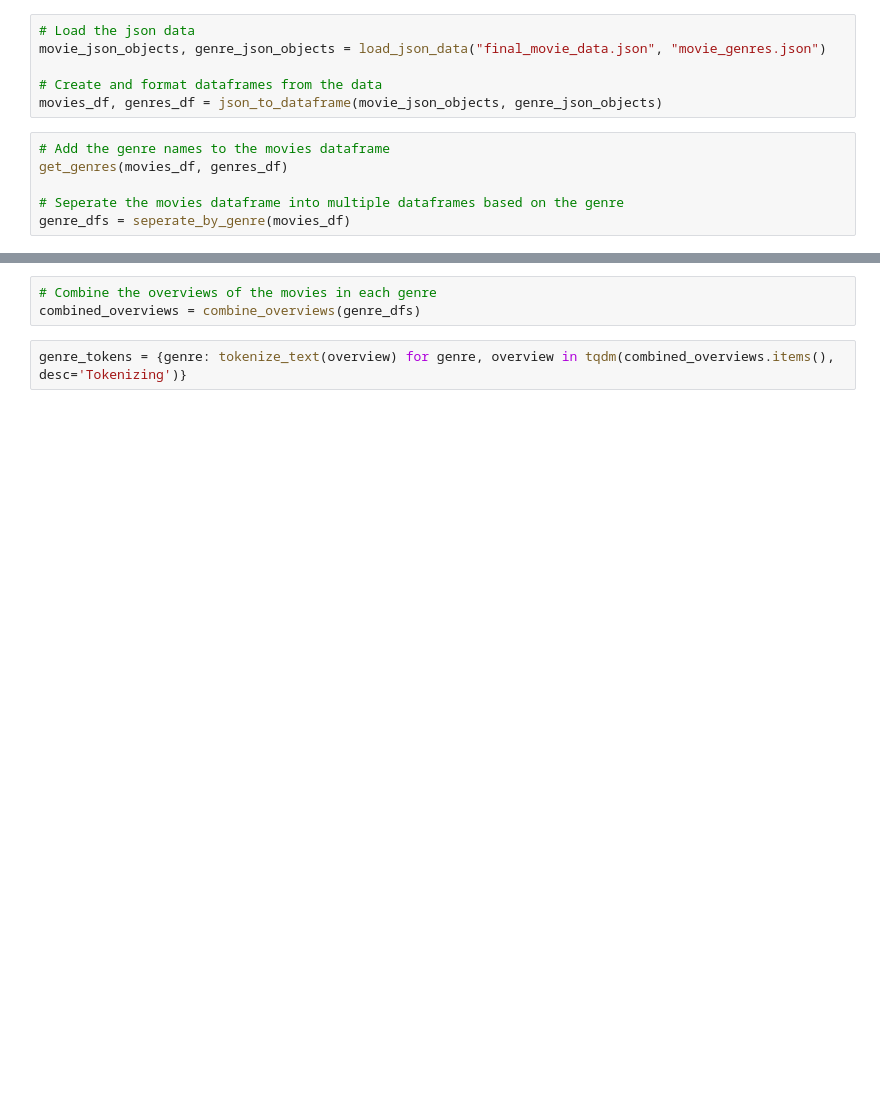
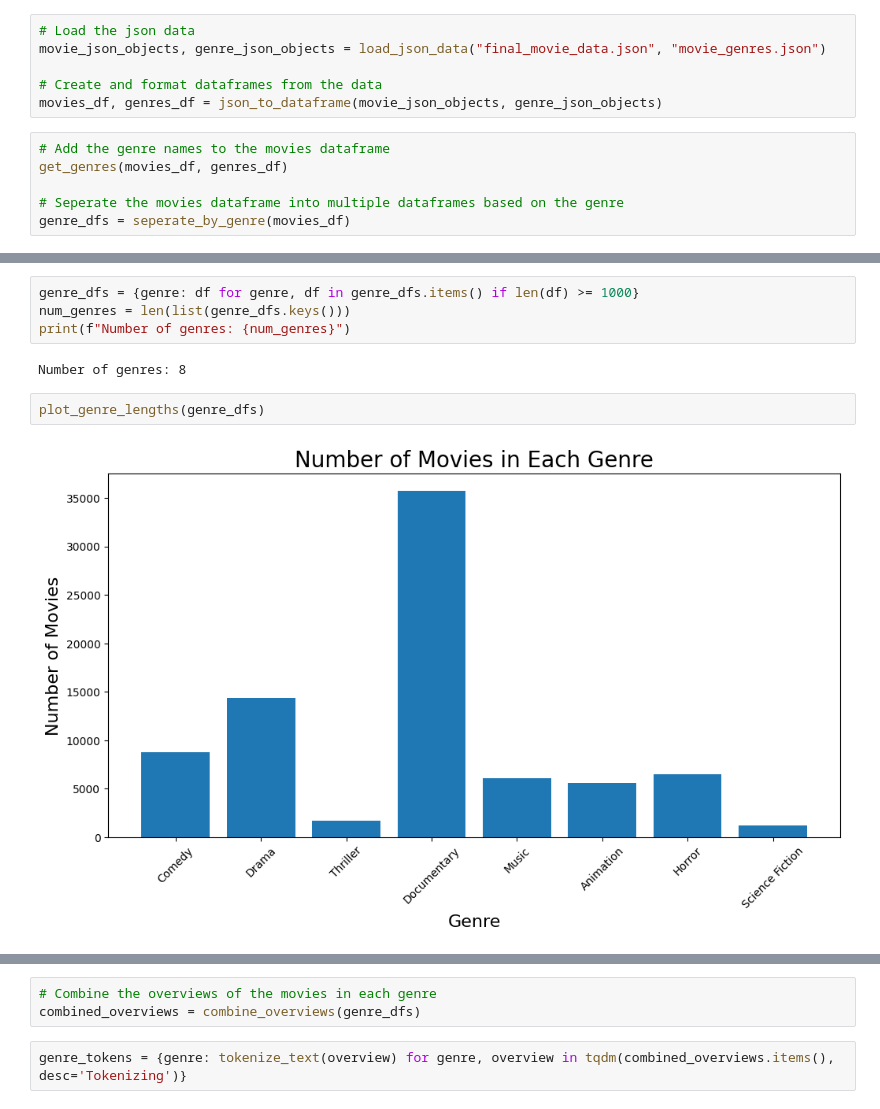
Before and after one commit to Simo067m/ComSocSci-Assignments, a Jupyter notebook: project/text_analysis.ipynb, the cells around one changed output, grey strips where cells are left out. Saved outputs shown, nothing was run; the diff lists cells and outputs as text; blank space fills up the shorter version.

```diff
--- a/project/text_analysis.ipynb
+++ b/project/text_analysis.ipynb
@@ -173,0 +241,10 @@ print(lengths)
+# %%
+genre_dfs = {genre: df for genre, df in genre_dfs.items() if len(df) >= 1000}
+num_genres = len(list(genre_dfs.keys()))
+print(f"Number of genres: {num_genres}")
+# %% [output]
+Number of genres: 8
+# %%
+plot_genre_lengths(genre_dfs)
+# %% [output]
+[figure, added]
```
Also changed, not shown: parts of 23 cells of this notebook.
